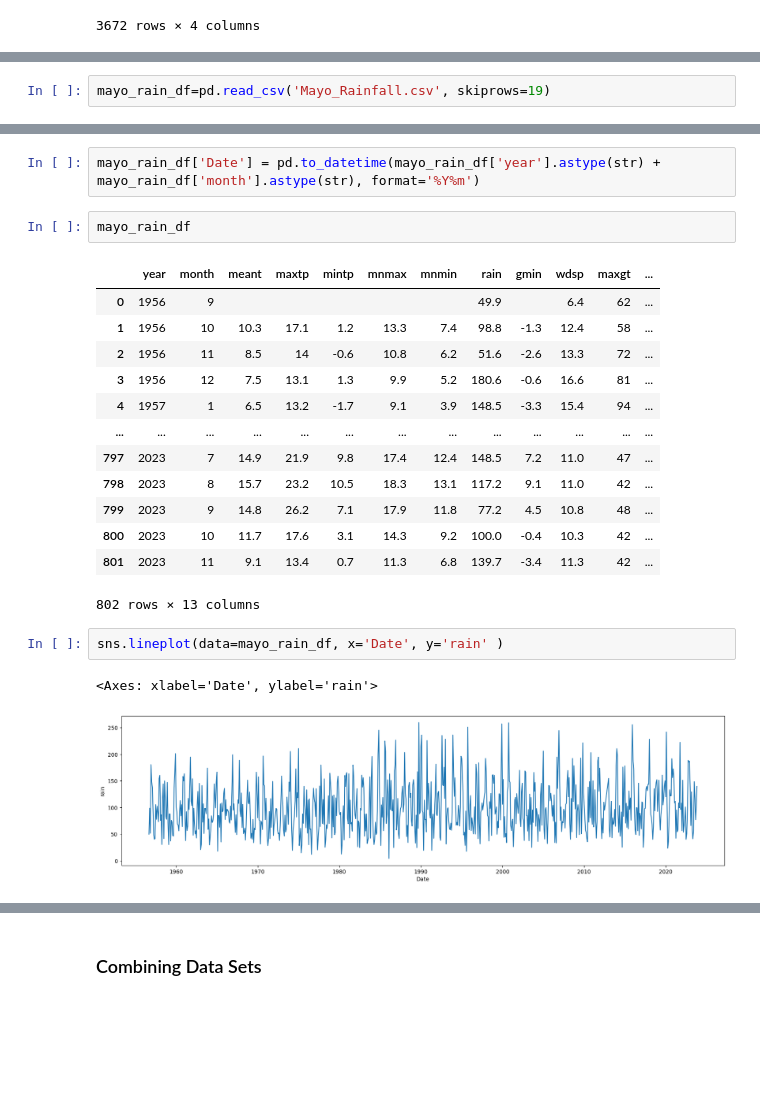
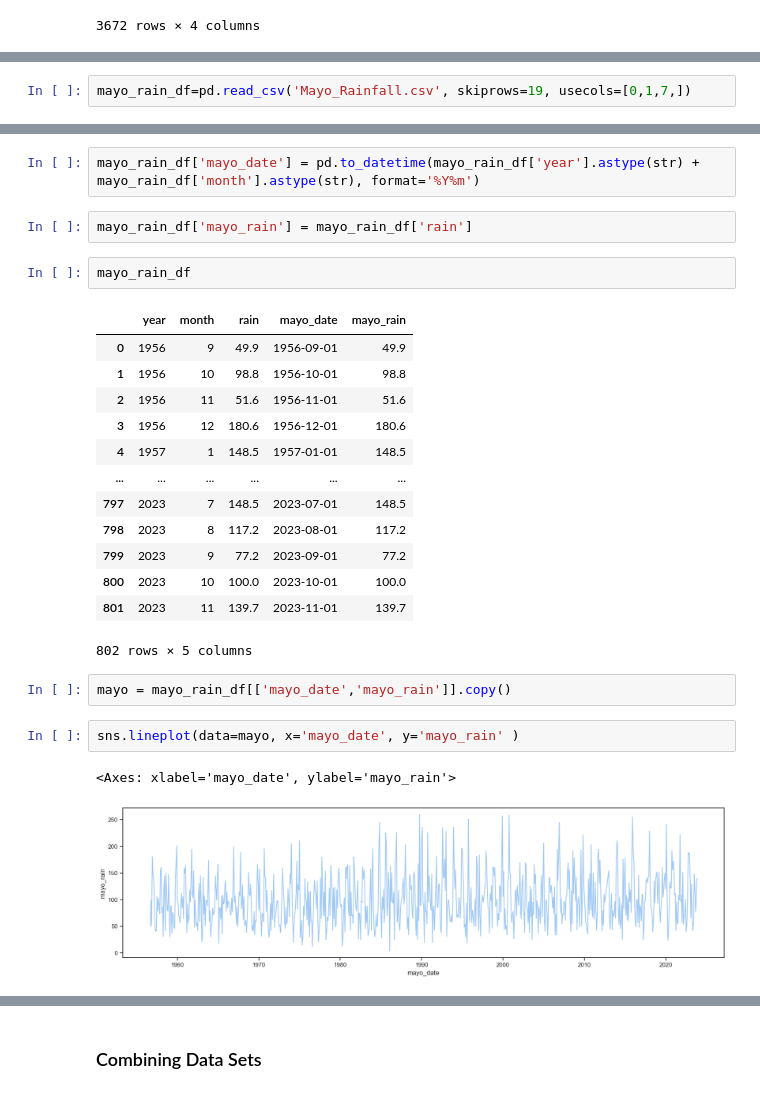
Before and after one commit to emma2d/Prog_for_DA.Project2, a Jupyter notebook: project2.ipynb, the cells around one changed output, grey strips where cells are left out. Cells and saved outputs as stored; diff of their text form; blank space fills up the shorter version.

```diff
--- a/project2.ipynb
+++ b/project2.ipynb
@@ -264,5 +273,5 @@ sns.lineplot(data=ire_df, x='Date', y='Median montly series' )
 # %%
-mayo_rain_df=pd.read_csv('Mayo_Rainfall.csv', skiprows=19)
+mayo_rain_df=pd.read_csv('Mayo_Rainfall.csv', skiprows=19, usecols=[0,1,7,])
 # %%
 mayo_rain_df
 # %% [output]
@@ -282,23 +291,27 @@ mayo_rain_df
 # %%
-mayo_rain_df['Date'] = pd.to_datetime(mayo_rain_df['year'].astype(str) + mayo_rain_df['month'].astype(str), format='%Y%m')
+mayo_rain_df['mayo_date'] = pd.to_datetime(mayo_rain_df['year'].astype(str) + mayo_rain_df['month'].astype(str), format='%Y%m')
+# %%
+mayo_rain_df['mayo_rain'] = mayo_rain_df['rain']
 # %%
 mayo_rain_df
 # %% [output]
-|  | year | month | meant | maxtp | mintp | mnmax | mnmin | rain | gmin | wdsp | maxgt | ... |
-| 0 | 1956 | 9 |  |  |  |  |  | 49.9 |  | 6.4 | 62 | ... |
-| 1 | 1956 | 10 | 10.3 | 17.1 | 1.2 | 13.3 | 7.4 | 98.8 | -1.3 | 12.4 | 58 | ... |
-| 2 | 1956 | 11 | 8.5 | 14 | -0.6 | 10.8 | 6.2 | 51.6 | -2.6 | 13.3 | 72 | ... |
-| 3 | 1956 | 12 | 7.5 | 13.1 | 1.3 | 9.9 | 5.2 | 180.6 | -0.6 | 16.6 | 81 | ... |
-| 4 | 1957 | 1 | 6.5 | 13.2 | -1.7 | 9.1 | 3.9 | 148.5 | -3.3 | 15.4 | 94 | ... |
-| ... | ... | ... | ... | ... | ... | ... | ... | ... | ... | ... | ... | ... |
-| 797 | 2023 | 7 | 14.9 | 21.9 | 9.8 | 17.4 | 12.4 | 148.5 | 7.2 | 11.0 | 47 | ... |
-| 798 | 2023 | 8 | 15.7 | 23.2 | 10.5 | 18.3 | 13.1 | 117.2 | 9.1 | 11.0 | 42 | ... |
-| 799 | 2023 | 9 | 14.8 | 26.2 | 7.1 | 17.9 | 11.8 | 77.2 | 4.5 | 10.8 | 48 | ... |
-| 800 | 2023 | 10 | 11.7 | 17.6 | 3.1 | 14.3 | 9.2 | 100.0 | -0.4 | 10.3 | 42 | ... |
-| 801 | 2023 | 11 | 9.1 | 13.4 | 0.7 | 11.3 | 6.8 | 139.7 | -3.4 | 11.3 | 42 | ... |
+|  | year | month | rain | mayo_date | mayo_rain |
+| 0 | 1956 | 9 | 49.9 | 1956-09-01 | 49.9 |
+| 1 | 1956 | 10 | 98.8 | 1956-10-01 | 98.8 |
+| 2 | 1956 | 11 | 51.6 | 1956-11-01 | 51.6 |
+| 3 | 1956 | 12 | 180.6 | 1956-12-01 | 180.6 |
+| 4 | 1957 | 1 | 148.5 | 1957-01-01 | 148.5 |
+| ... | ... | ... | ... | ... | ... |
+| 797 | 2023 | 7 | 148.5 | 2023-07-01 | 148.5 |
+| 798 | 2023 | 8 | 117.2 | 2023-08-01 | 117.2 |
+| 799 | 2023 | 9 | 77.2 | 2023-09-01 | 77.2 |
+| 800 | 2023 | 10 | 100.0 | 2023-10-01 | 100.0 |
+| 801 | 2023 | 11 | 139.7 | 2023-11-01 | 139.7 |
-802 rows × 13 columns
+802 rows × 5 columns
+# %%
+mayo = mayo_rain_df[['mayo_date','mayo_rain']].copy()
 # %%
-sns.lineplot(data=mayo_rain_df, x='Date', y='rain' )
+sns.lineplot(data=mayo, x='mayo_date', y='mayo_rain' )
 # %% [output]
-<Axes: xlabel='Date', ylabel='rain'>
+<Axes: xlabel='mayo_date', ylabel='mayo_rain'>
-[figure, old version]
+[figure, new version]
```
Also changed, not shown: parts of 31 cells of this notebook, 3 other files.
